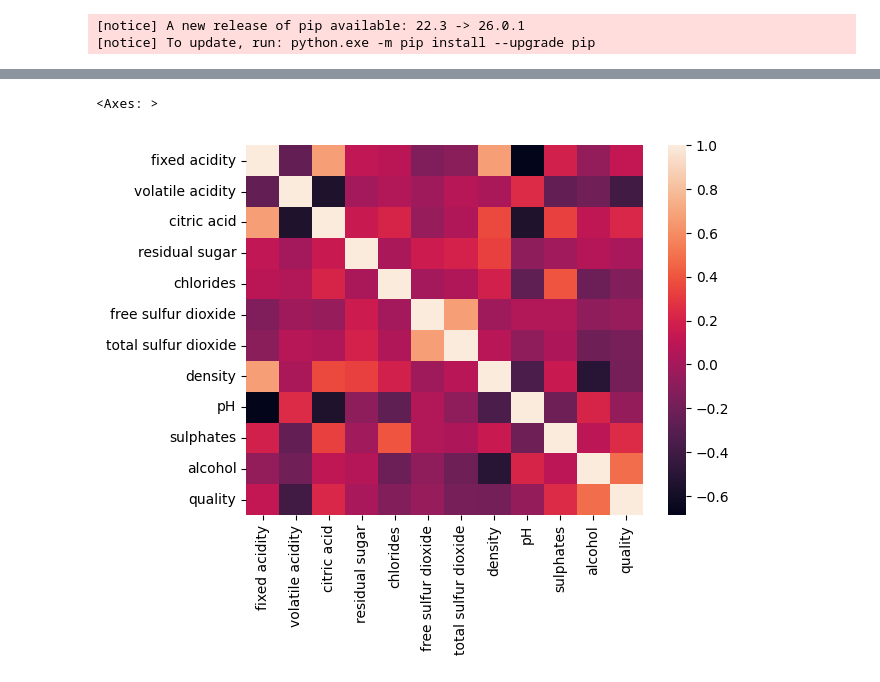
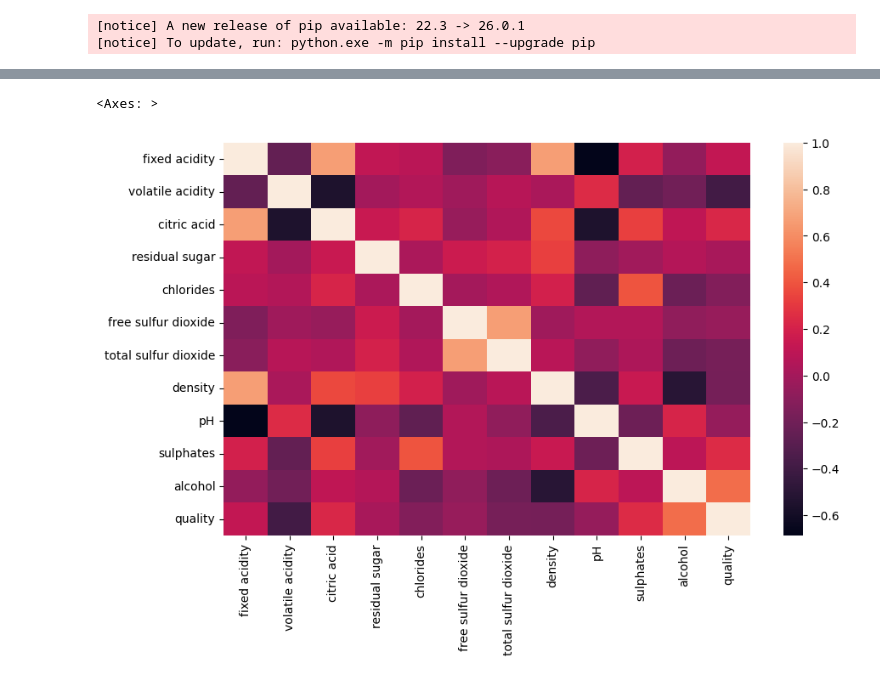
Before and after one commit to pashupatinathvidyarthi/Data-Science-Machine-Learning-Deep-Learning-and-NLP, a Jupyter notebook: Python/EDA/lec01.ipynb, the cells around one changed output, grey strips where cells are left out. Saved outputs shown, nothing was run; the diff lists cells and outputs as text; code cells hidden in the pictures.

```diff
--- a/Python/EDA/lec01.ipynb
+++ b/Python/EDA/lec01.ipynb
@@ -211,7 +218,9 @@ Note: you may need to restart the kernel to use updated packages.
 # %%
+import matplotlib.pyplot as plt
+plt.figure(figsize=(10,6))
 import seaborn as sns
 sns.heatmap(df.corr())
 # %% [output]
 <Axes: >
-[figure, old version]
+[figure, new version]
 # %%
```
Also changed, not shown: parts of 3 cells of this notebook.
